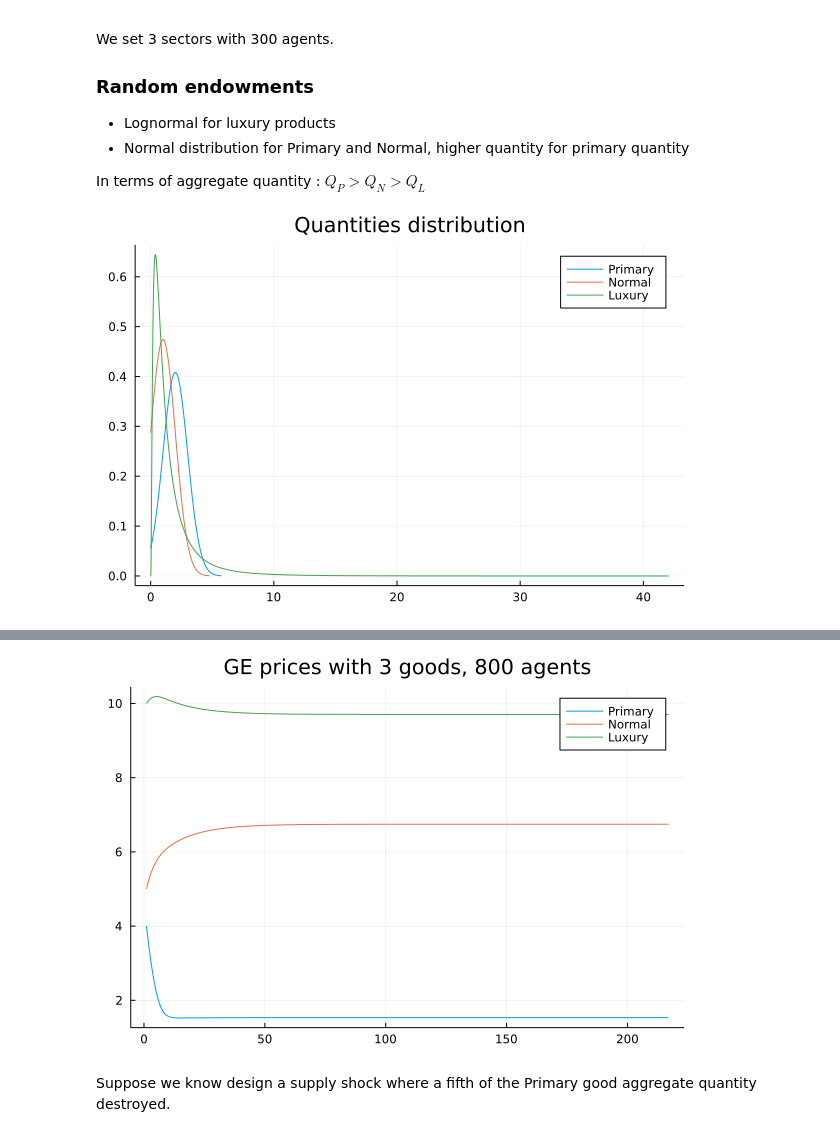
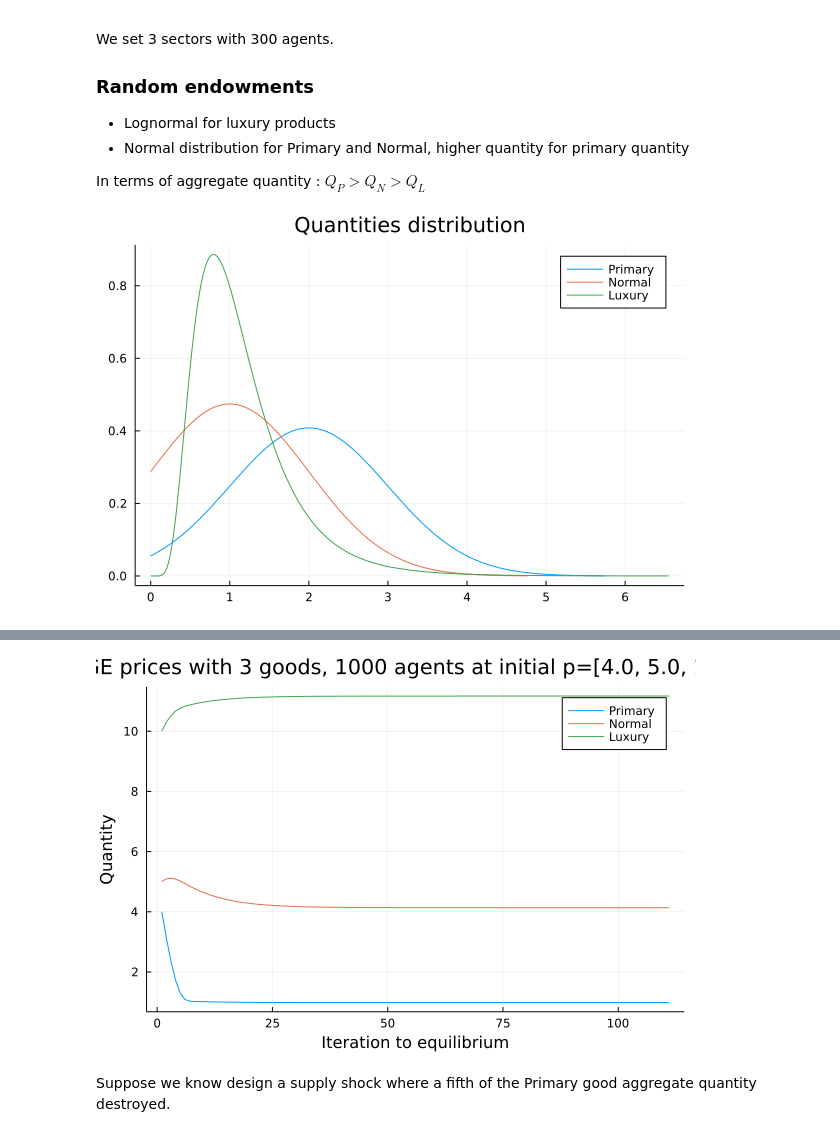
Before and after one commit to antoineding/IIRUHH_master, a Jupyter notebook: src/Endow_treatingexcess.ipynb, the cells around one changed output, grey strips where cells are left out. Saved outputs shown, nothing was run; the diff lists cells and outputs as text; code cells hidden in the pictures.

```diff
--- a/src/Endow_treatingexcess.ipynb
+++ b/src/Endow_treatingexcess.ipynb
@@ -48,23 +43,23 @@ function NHUtility(C::Vector{Float64}, p::Vector{Float64} ;cal=cal)
 
     #Wealth and Minimum expenditure for the utility at given endowment level
     E=sum(p[i]*C[i] for i=1:length(C))
-    ExpNH=sum(γ[i]*U^(ϵ[i]*σ*(1-σ)) * (p[i]^(1-σ)) for i = 1:length(C))^(1/(1-σ))
+    ExpNH=sum(γ[i]*U^(ϵ[i]*(1-σ)^2) * (p[i]^(1-σ)) for i = 1:length(C))^(1/(1-σ))
 
     #Optimal Demand with income effect
-    C1=γ[1]*U^(ϵ[1]*σ*(1-σ))  * (p[1]/E)^(-σ)
-    C2=γ[2]*U^(ϵ[2]*σ*(1-σ))  * (p[2]/E)^(-σ)
-    C3=γ[3]*U^(ϵ[3]*σ*(1-σ))  * (p[3]/E)^(-σ)
+    C1=γ[1]*U^(ϵ[1]*(1-σ)^2)  * (p[1]/E)^(-σ)
+    C2=γ[2]*U^(ϵ[2]*(1-σ)^2)  * (p[2]/E)^(-σ)
+    C3=γ[3]*U^(ϵ[3]*(1-σ)^2)  * (p[3]/E)^(-σ)
 
     #Expenditure share with income effect
-    ω_p=γ[1]*U^(ϵ[1]*σ*(1-σ))  * (p[1]/E)^(1-σ)
-    ω_n=γ[2]*U^(ϵ[2]*σ*(1-σ))  * (p[2]/E)^(1-σ)
-    ω_l=γ[3]*U^(ϵ[3]*σ*(1-σ))  * (p[3]/E)^(1-σ)
+    ω_p=γ[1]*U^(ϵ[1]*(1-σ)^2)  * (p[1]/E)^(1-σ)
+    ω_n=γ[2]*U^(ϵ[2]*(1-σ)^2)  * (p[2]/E)^(1-σ)
+    ω_l=γ[3]*U^(ϵ[3]*(1-σ)^2)  * (p[3]/E)^(1-σ)
 
     #Optimal update for demand
-    C=[C1,C2,C3]
     ω=[ω_p, ω_n, ω_l]
+    W=ω_p+ω_n+ω_l
 
-    return [C1, C2, C3, U]#, U, E, ω]
+    return [C1, C2, C3, U, ω  , E, ExpNH]#, U, E, ω]
 
 end
 # %% [output]
@@ -87,7 +117,7 @@ In terms of aggregate quantity : $ Q_P>Q_N>Q_L$
 # %%
 #Economy size
 ng=3        #number of sector
-na=800   #number of people
+na=1000   #number of people
 p=[4.0, 5.0, 10.0]
 
 #Good matrix
@@ -98,18 +128,15 @@ D_P=Normal(2,1)
 D_P = truncated(D_P, 0.0, Inf)
 D_N=Normal(1,1)
 D_N = truncated(D_N, 0.0, Inf)
-D_L=LogNormal(0.02,1)
+D_L=LogNormal(0.02,0.5)
 D_L = truncated(D_L, 0.0, Inf)
 
 
 qdist=plot(D_P, title="Quantities distribution", label="Primary")
 plot!(D_N, label="Normal")
 plot!(D_L, label="Luxury")
-
-savefig(qdist, "q_dist.png") # save the most recent fig as filename_string (such as "output.png")
-qdist
 # %% [output]
-[figure, old version]
+[figure, new version]
 # %%
 #Initial price level given
 p=[4.0, 5.0, 10.0]
@@ -130,9 +157,10 @@ Excess=zeros(ng)
 pricepath=[]
 
 #iterations
-tol=1e-5
+tol=1e-4
 iter=0
-maxiter=500
+maxiter=400
+step=0.001
 
 #We are looking for a pricepath at the GE.
 #First value for excess,
@@ -148,9 +176,10 @@ Excess=D-W
 for j =1:ng
     while iter<=maxiter && abs(Excess[j])>tol
         iter = iter + 1
-        pricepath=push!(pricepath, [p[1], p[2], p[3]])
+        print(iter)
+        pricepath=push!(pricepath, [p[1] p[2] p[3]])
         for i=1:ng
-            p[i]=p[i]+0.001*Excess[i]
+            p[i]=p[i]+step*Excess[i]
             W[i]=sum(G[j,i] for j=1:na)
             D[i]=sum(NHUtility(G[j,:],p)[i] for j=1:na)
         end
@@ -170,5 +199,7 @@ for i=1:length(pricep)
     p_l=push!(p_l, pricep[i][3])
 end
 
-plot([p_p p_n p_l], title="GE prices with $ng goods, $na agents", label=["Primary" "Normal" "Luxury"])
+p2=plot([p_p p_n p_l], title="GE prices with $ng goods, $na agents at initial p=[4.0, 5.0, 10.0]", label=["Primary" "Normal" "Luxury"], xlabel="Iteration to equilibrium", ylabel="Quantity")
+savefig(p2, "endowge_before.png") # save the most recent fig as filename_string (such as "output.png")
+p2
 # %% [output]
@@ -176,4 +207,4 @@ plot([p_p p_n p_l], title="GE prices with $ng goods, $na agents", label=["Primar
-[figure, old version]
+[figure, new version]
 # %% [markdown]
 Suppose we know design a supply shock where a fifth of the Primary good aggregate quantity destroyed.
 # %%
```
Also changed, not shown: parts of 13 cells of this notebook, 6 other files.
